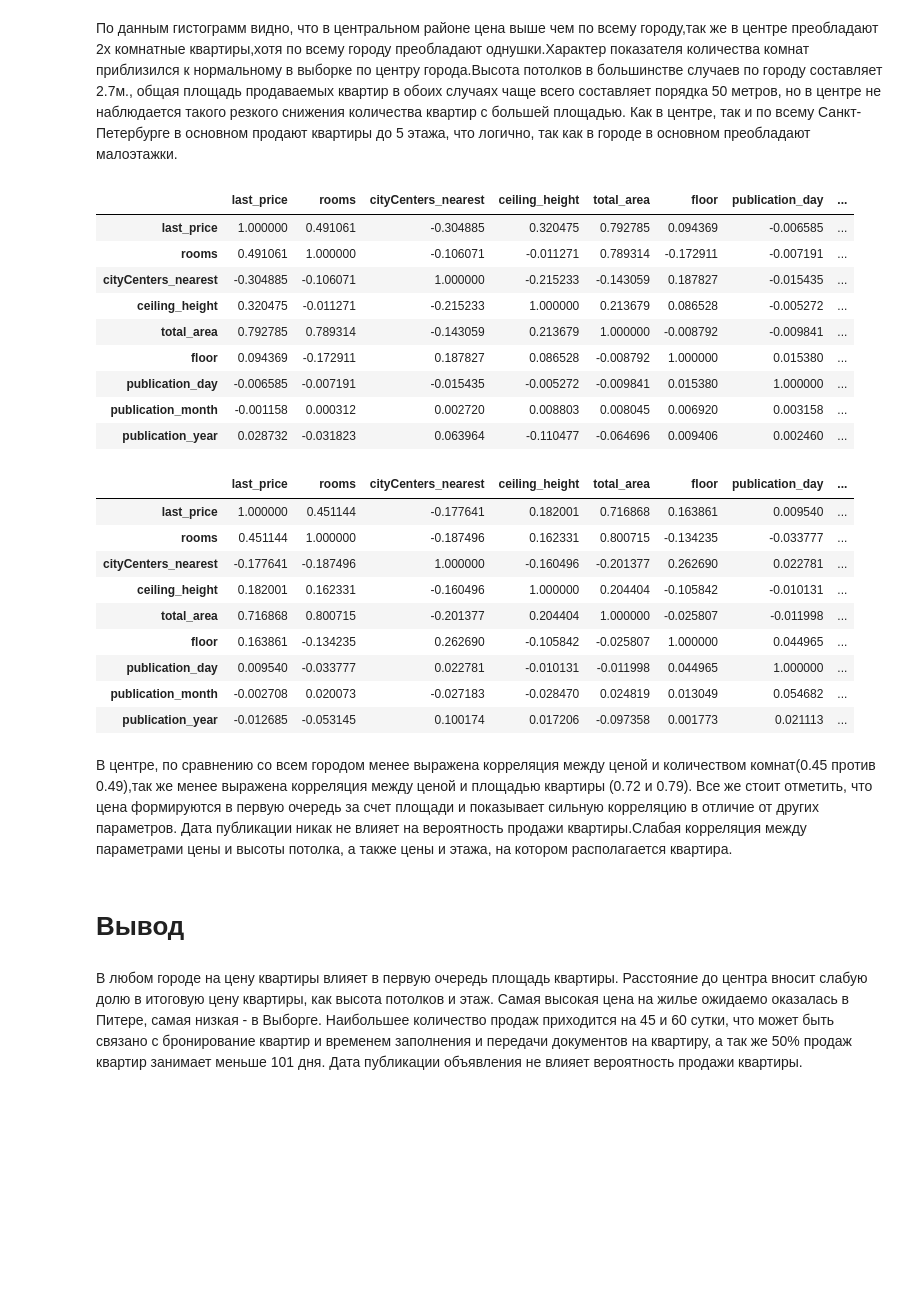
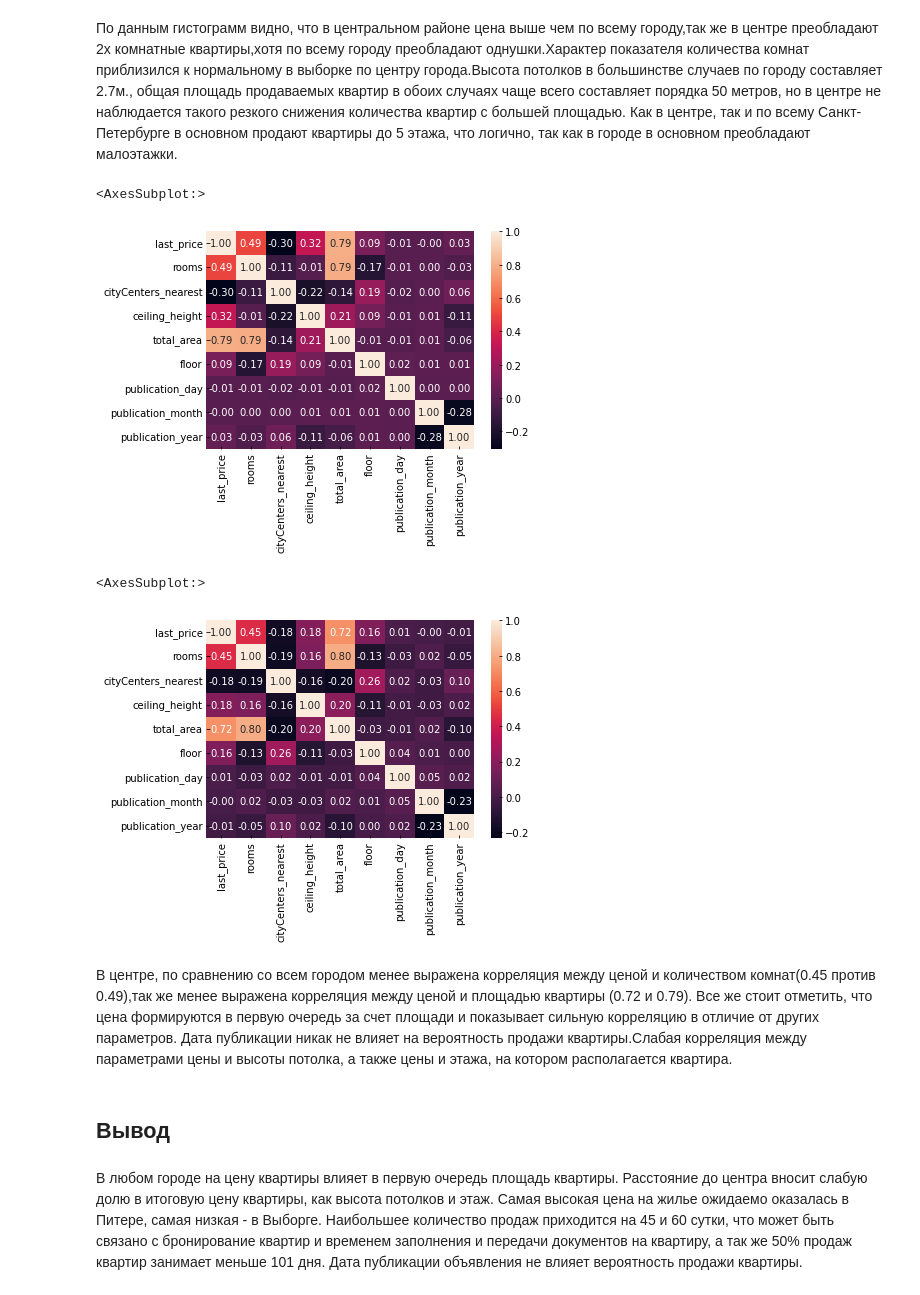
Before and after one commit to Skati/yandex_ds, a Jupyter notebook: ya_proj_02_exploratory_analysis/exploratory_analysis.ipynb, the cells around one changed output. Saved outputs shown, nothing was run; the diff lists cells and outputs as text; code cells hidden in the pictures; blank space fills up the shorter version.

Commit message:
fix: corr colors

```diff
--- a/ya_proj_02_exploratory_analysis/exploratory_analysis.ipynb
+++ b/ya_proj_02_exploratory_analysis/exploratory_analysis.ipynb
@@ -1065,37 +1051,21 @@ floor
 [figure]
 # %% [markdown]
 По данным гистограмм видно, что в центральном районе цена выше чем по всему городу,так же в центре преобладают 2х комнатные квартиры,хотя по всему городу преобладают однушки.Характер показателя количества комнат приблизился к нормальному в выборке по центру города.Высота потолков в большинстве случаев по городу составляет 2.7м., общая площадь продаваемых квартир в обоих случаях чаще всего составляет порядка 50 метров, но в центре не наблюдается такого резкого снижения количества квартир с большей площадью. Как в центре, так и по всему Санкт-Петербурге в основном продают квартиры до 5 этажа, что логично, так как в городе в основном преобладают малоэтажки.
-# %%
-spb_corr.style.background_gradient(cmap='coolwarm')
-# %% [output]
-|  | last_price | rooms | cityCenters_nearest | ceiling_height | total_area | floor | publication_day | ... |
-| last_price | 1.000000 | 0.491061 | -0.304885 | 0.320475 | 0.792785 | 0.094369 | -0.006585 | ... |
-| rooms | 0.491061 | 1.000000 | -0.106071 | -0.011271 | 0.789314 | -0.172911 | -0.007191 | ... |
-| cityCenters_nearest | -0.304885 | -0.106071 | 1.000000 | -0.215233 | -0.143059 | 0.187827 | -0.015435 | ... |
-| ceiling_height | 0.320475 | -0.011271 | -0.215233 | 1.000000 | 0.213679 | 0.086528 | -0.005272 | ... |
-| total_area | 0.792785 | 0.789314 | -0.143059 | 0.213679 | 1.000000 | -0.008792 | -0.009841 | ... |
-| floor | 0.094369 | -0.172911 | 0.187827 | 0.086528 | -0.008792 | 1.000000 | 0.015380 | ... |
-| publication_day | -0.006585 | -0.007191 | -0.015435 | -0.005272 | -0.009841 | 0.015380 | 1.000000 | ... |
-| publication_month | -0.001158 | 0.000312 | 0.002720 | 0.008803 | 0.008045 | 0.006920 | 0.003158 | ... |
-| publication_year | 0.028732 | -0.031823 | 0.063964 | -0.110477 | -0.064696 | 0.009406 | 0.002460 | ... |
-# %%
-spb_center_corr.style.background_gradient(cmap='coolwarm')
-# %% [output]
-|  | last_price | rooms | cityCenters_nearest | ceiling_height | total_area | floor | publication_day | ... |
-| last_price | 1.000000 | 0.451144 | -0.177641 | 0.182001 | 0.716868 | 0.163861 | 0.009540 | ... |
-| rooms | 0.451144 | 1.000000 | -0.187496 | 0.162331 | 0.800715 | -0.134235 | -0.033777 | ... |
-| cityCenters_nearest | -0.177641 | -0.187496 | 1.000000 | -0.160496 | -0.201377 | 0.262690 | 0.022781 | ... |
-| ceiling_height | 0.182001 | 0.162331 | -0.160496 | 1.000000 | 0.204404 | -0.105842 | -0.010131 | ... |
-| total_area | 0.716868 | 0.800715 | -0.201377 | 0.204404 | 1.000000 | -0.025807 | -0.011998 | ... |
-| floor | 0.163861 | -0.134235 | 0.262690 | -0.105842 | -0.025807 | 1.000000 | 0.044965 | ... |
-| publication_day | 0.009540 | -0.033777 | 0.022781 | -0.010131 | -0.011998 | 0.044965 | 1.000000 | ... |
-| publication_month | -0.002708 | 0.020073 | -0.027183 | -0.028470 | 0.024819 | 0.013049 | 0.054682 | ... |
-| publication_year | -0.012685 | -0.053145 | 0.100174 | 0.017206 | -0.097358 | 0.001773 | 0.021113 | ... |
+# %%
+sns.heatmap(spb_corr,annot=True,fmt='0.2f')
+# %% [output]
+<AxesSubplot:>
+[figure, added]
+# %%
+sns.heatmap(spb_center_corr,annot=True,fmt='0.2f')
+# %% [output]
+<AxesSubplot:>
+[figure, added]
 # %% [markdown]
 В центре, по сравнению со всем городом менее выражена корреляция между ценой и количеством комнат(0.45 против 0.49),так же менее выражена корреляция между ценой и площадью квартиры (0.72 и 0.79). Все же стоит отметить, что цена формируются в первую очередь за счет площади и показывает сильную корреляцию в отличие от других параметров.
 Дата публикации никак не влияет на вероятность продажи квартиры.Слабая корреляция между параметрами цены и высоты потолка, а также цены и этажа, на котором располагается квартира.
 # %% [markdown]
-# Вывод
+## <a id="conclusion">Вывод</a>
 # %% [markdown]
 В любом городе на цену квартиры влияет в первую очередь площадь квартиры. Расстояние до центра вносит слабую долю в итоговую цену квартиры, как высота потолков и этаж.
 Самая высокая цена на жилье ожидаемо оказалась в Питере, самая низкая - в Выборге.
```
Also changed, not shown: parts of 26 cells of this notebook.
